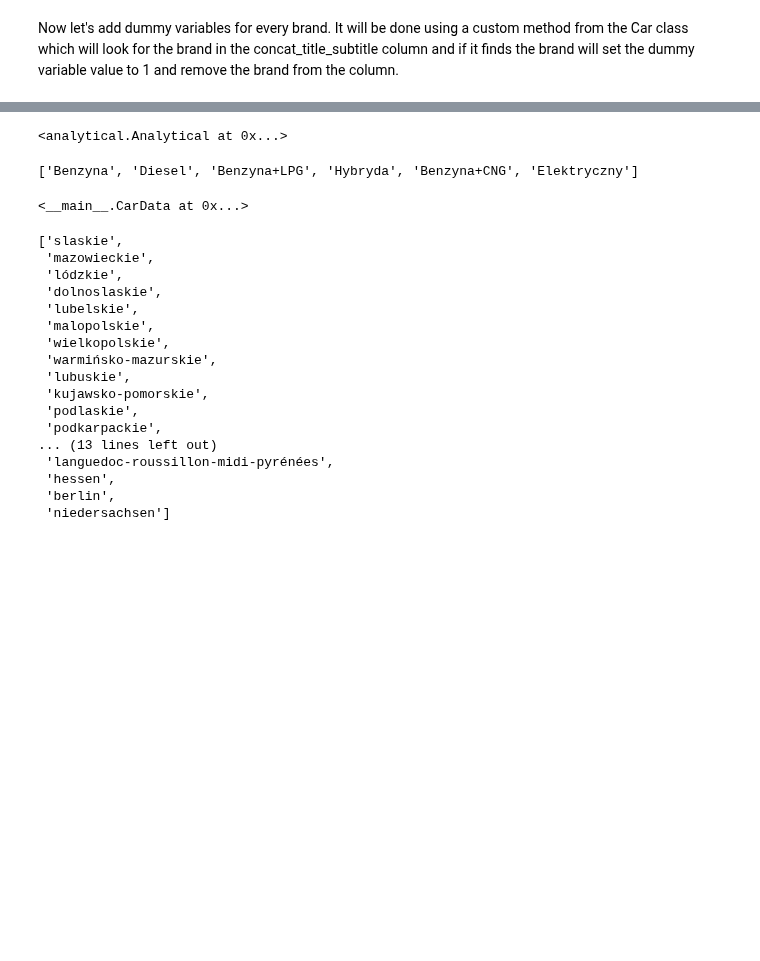
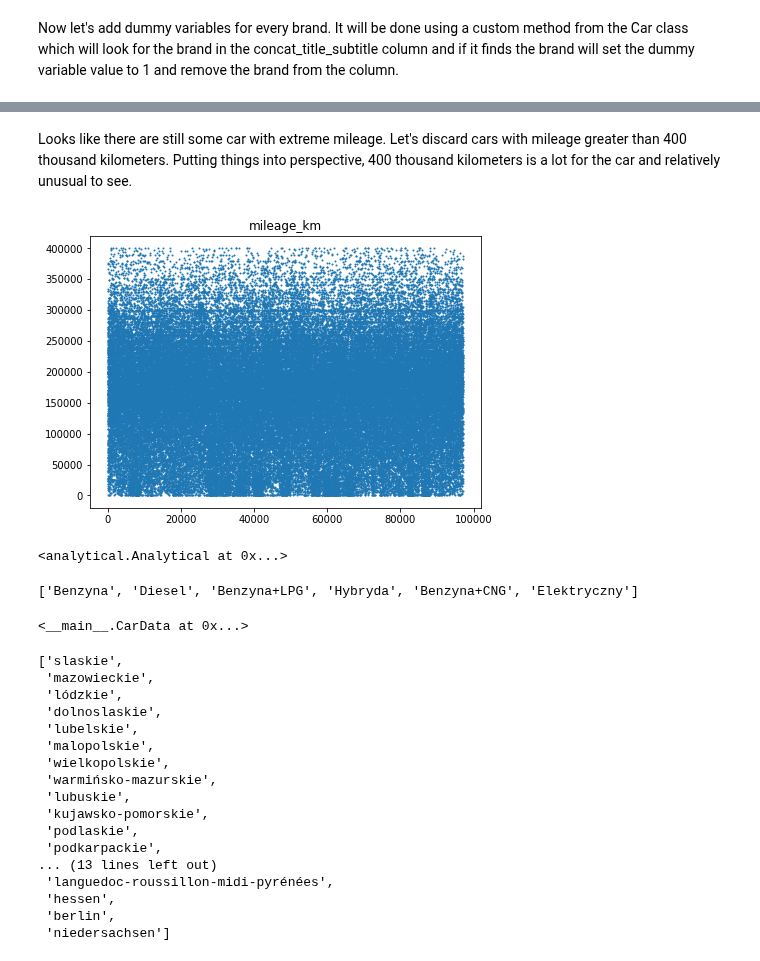
Before and after one commit to TomekQ13/Car_purchase, a Jupyter notebook: car_purchase.ipynb, the cells around one changed output, grey strips where cells are left out. Saved outputs shown, nothing was run; the diff lists cells and outputs as text; code cells hidden in the pictures; blank space fills up the shorter version.

```diff
--- a/car_purchase.ipynb
+++ b/car_purchase.ipynb
@@ -121,3 +163,10 @@ NameError: name 'x' is not defined
+# %% [markdown]
+Looks like there are still some car with extreme mileage. Let's discard cars with mileage greater than 400 thousand kilometers. Putting things into perspective, 400 thousand kilometers is a lot for the car and relatively unusual to see.
+# %%
+data.remove_outliers('mileage_km', 400000, 'more_than')
+data.scatter_nox('mileage_km')
+# %% [output]
+[figure, added]
 # %%
 analysis = x.analyse_variables(corpus, discard = 0.01)
 # %%
```
Also changed, not shown: parts of 13 cells of this notebook.
